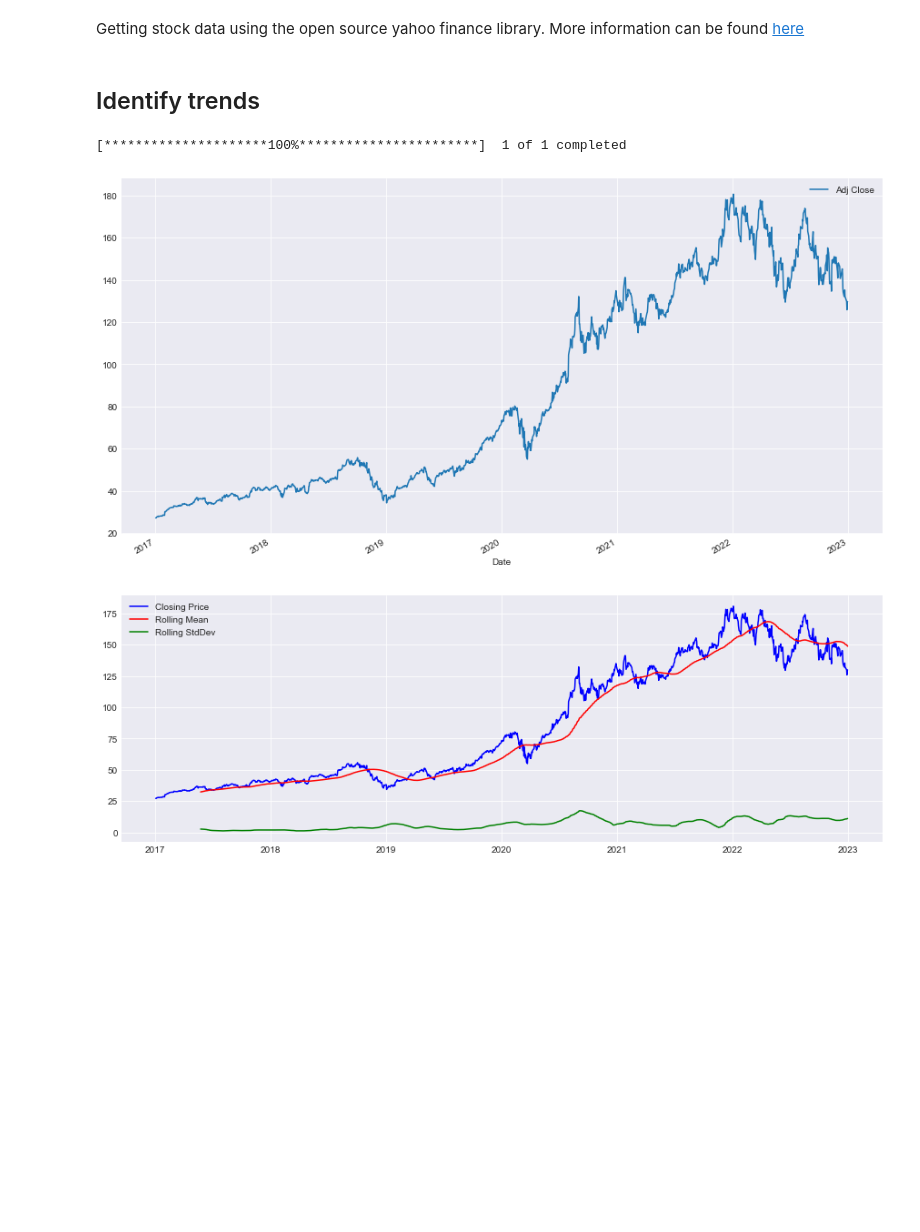
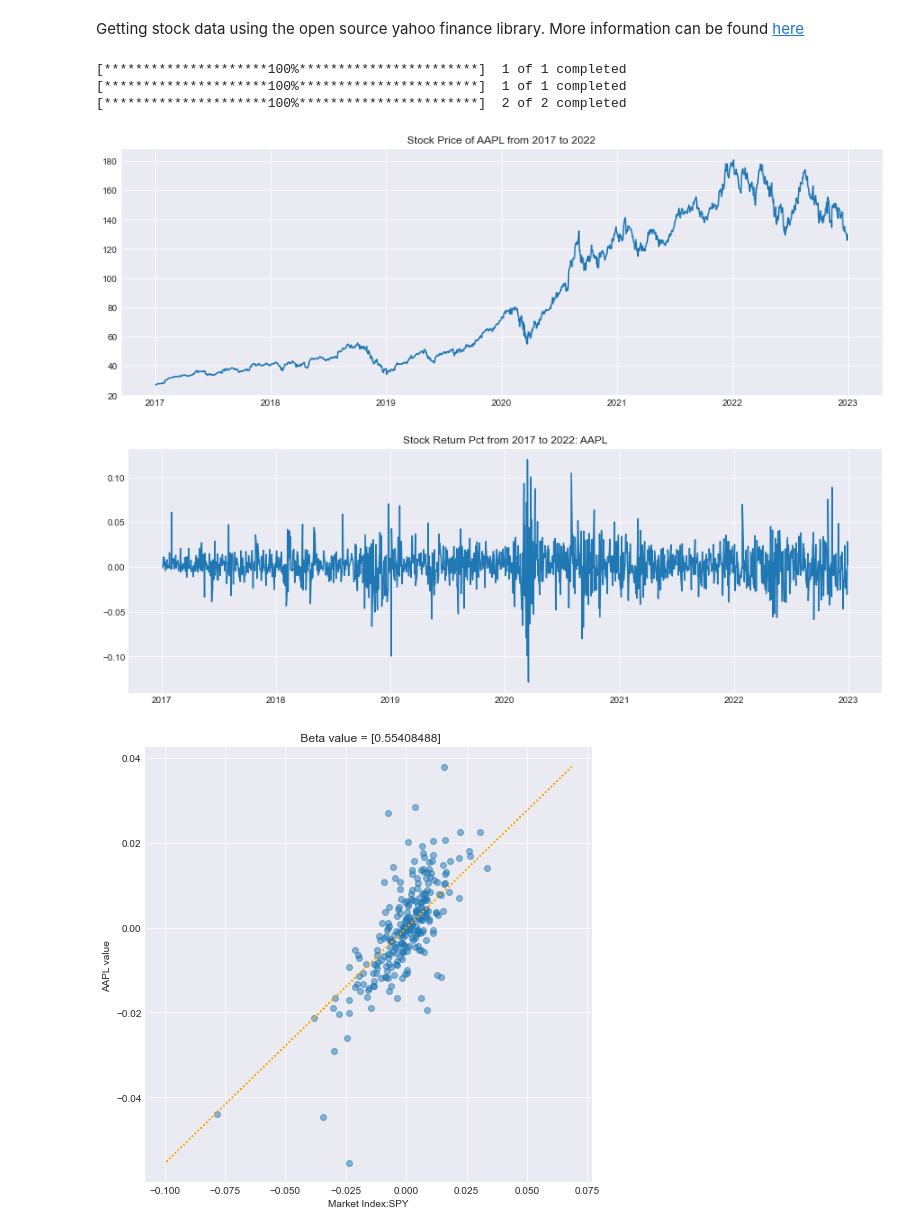
Before and after one commit to rahulakrish/portfolio_builder, a Jupyter notebook: notebook.ipynb, the cells around one changed output. Drawn from its saved outputs; the diff is of its cells as text; code cells hidden in the pictures; blank space fills up the shorter version.

Commit message:
removed trends

```diff
--- a/notebook.ipynb
+++ b/notebook.ipynb
@@ -33,8 +34,7 @@ def stock_info(ticker):
 #function to calculate stock return
 
 def stock_return(ticker):
-    start_date = '2017-01-01'
-    end_date = '2022-12-31'
+    #get stock prices for the specified date ranges
     df = yf.download(ticker,start=start_date,end=end_date)
     df_return = df[['Adj Close']]
     df_return['pct_change'] = df_return['Adj Close'].pct_change() # use pct change to calculate the diff
@@ -116,7 +116,7 @@ def get_dividend(ticker):
 
     #get dividend data
     financials = YahooFinancials(ticker)
-    div = financials.get_daily_dividend_data('2017-01-01','2022-12-31')
+    div = financials.get_daily_dividend_data(start_date=start_date,end_date=end_date)
 
     #check if the company pays dividends
     if div[ticker] == None:
@@ -139,15 +139,3 @@ def get_dividend(ticker):
 # %%
 def summary_info(ticker):
     return stock_info(ticker),stock_return(ticker),calculate_beta(ticker),get_pe_ratio(ticker),get_dividend(ticker)
-# %% [markdown]
-## Identify trends
-# %%
-#first, get the stock data
-start_date = '2017-01-01'
-end_date = '2022-12-31'
-df = yf.download('AAPL',start=start_date,end=end_date)
-close = df.loc[:,['Adj Close']]
-close.plot(figsize=(15,8),legend=True);
-# %% [output]
-[*********************100%***********************]  1 of 1 completed
-[figure, removed]
@@ -159,8 +141,0 @@ roll_std = close.rolling(window=100,center=False).std()
-# %%
-fig,ax=plt.subplots(figsize=(15,5))
-ax.plot(close,color='blue',label='Closing Price')
-ax.plot(roll_mean,color='red',label='Rolling Mean')
-ax.plot(roll_std,color='green',label='Rolling StdDev')
-ax.legend(loc='best');
-# %% [output]
-[figure, removed]
@@ -168,0 +142,9 @@ ax.legend(loc='best');
+# %%
+summary_info('AAPL')
+# %% [output]
+[*********************100%***********************]  1 of 1 completed
+[*********************100%***********************]  1 of 1 completed
+[*********************100%***********************]  2 of 2 completed
+[figure, added]
+[figure, added]
+[figure, added]
```
Also changed, not shown: parts of 11 cells of this notebook.
